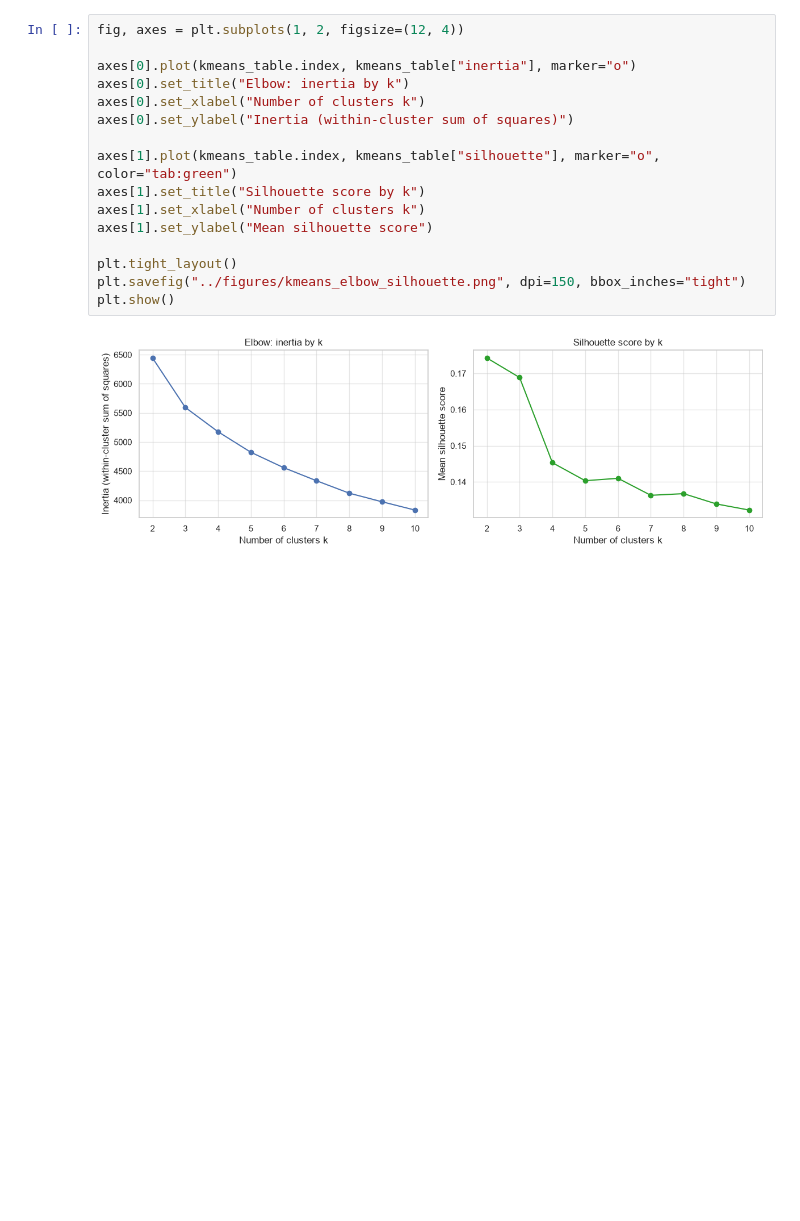
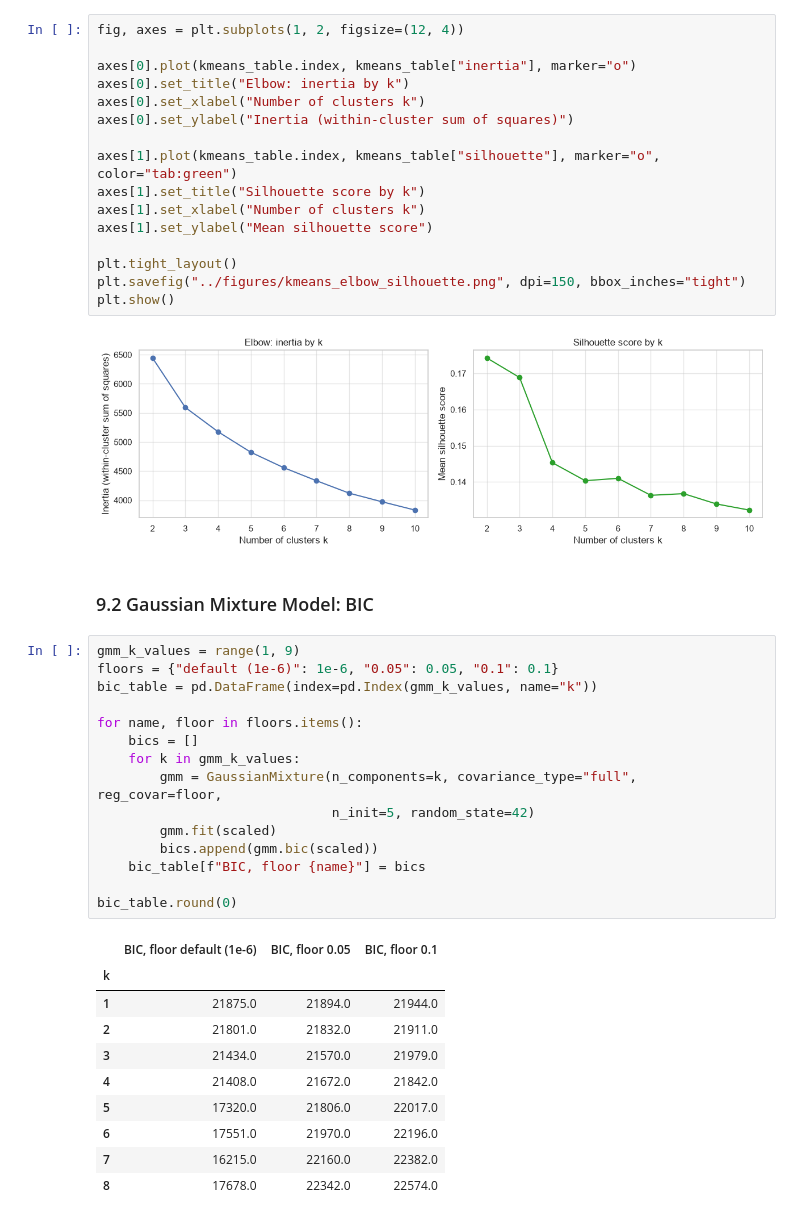
Before and after one commit to fluyid/osmi-mental-health-in-tech, a Jupyter notebook: osmi-clustering/notebooks/01_clustering.ipynb, the cells around one changed output. Drawn from its saved outputs; the diff is of its cells as text; blank space fills up the shorter version.

```diff
--- a/osmi-clustering/notebooks/01_clustering.ipynb
+++ b/osmi-clustering/notebooks/01_clustering.ipynb
@@ -1165,3 +1165,31 @@ plt.savefig("../figures/kmeans_elbow_silhouette.png", dpi=150, bbox_inches="tigh
 plt.show()
 # %% [output]
 [figure]
+# %% [markdown]
+### 9.2 Gaussian Mixture Model: BIC
+# %%
+gmm_k_values = range(1, 9)
+floors = {"default (1e-6)": 1e-6, "0.05": 0.05, "0.1": 0.1}
+bic_table = pd.DataFrame(index=pd.Index(gmm_k_values, name="k"))
+
+for name, floor in floors.items():
+    bics = []
+    for k in gmm_k_values:
+        gmm = GaussianMixture(n_components=k, covariance_type="full", reg_covar=floor,
+                              n_init=5, random_state=42)
+        gmm.fit(scaled)
+        bics.append(gmm.bic(scaled))
+    bic_table[f"BIC, floor {name}"] = bics
+
+bic_table.round(0)
+# %% [output]
+|  | BIC, floor default (1e-6) | BIC, floor 0.05 | BIC, floor 0.1 |
+| k |  |  |  |
+| 1 | 21875.0 | 21894.0 | 21944.0 |
+| 2 | 21801.0 | 21832.0 | 21911.0 |
+| 3 | 21434.0 | 21570.0 | 21979.0 |
+| 4 | 21408.0 | 21672.0 | 21842.0 |
+| 5 | 17320.0 | 21806.0 | 22017.0 |
+| 6 | 17551.0 | 21970.0 | 22196.0 |
+| 7 | 16215.0 | 22160.0 | 22382.0 |
+| 8 | 17678.0 | 22342.0 | 22574.0 |
```
Also changed, not shown: parts of 2 cells of this notebook, 1 other file.
